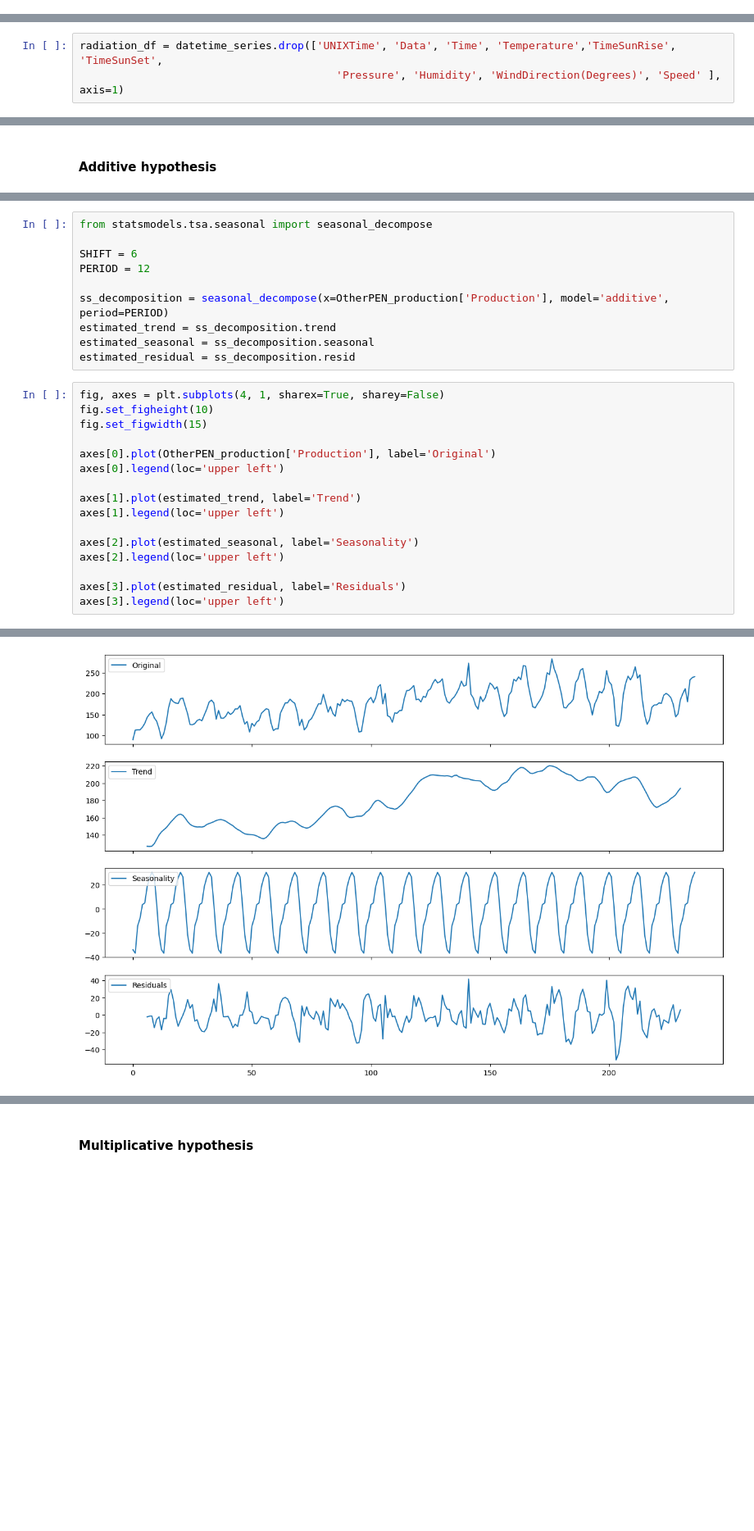
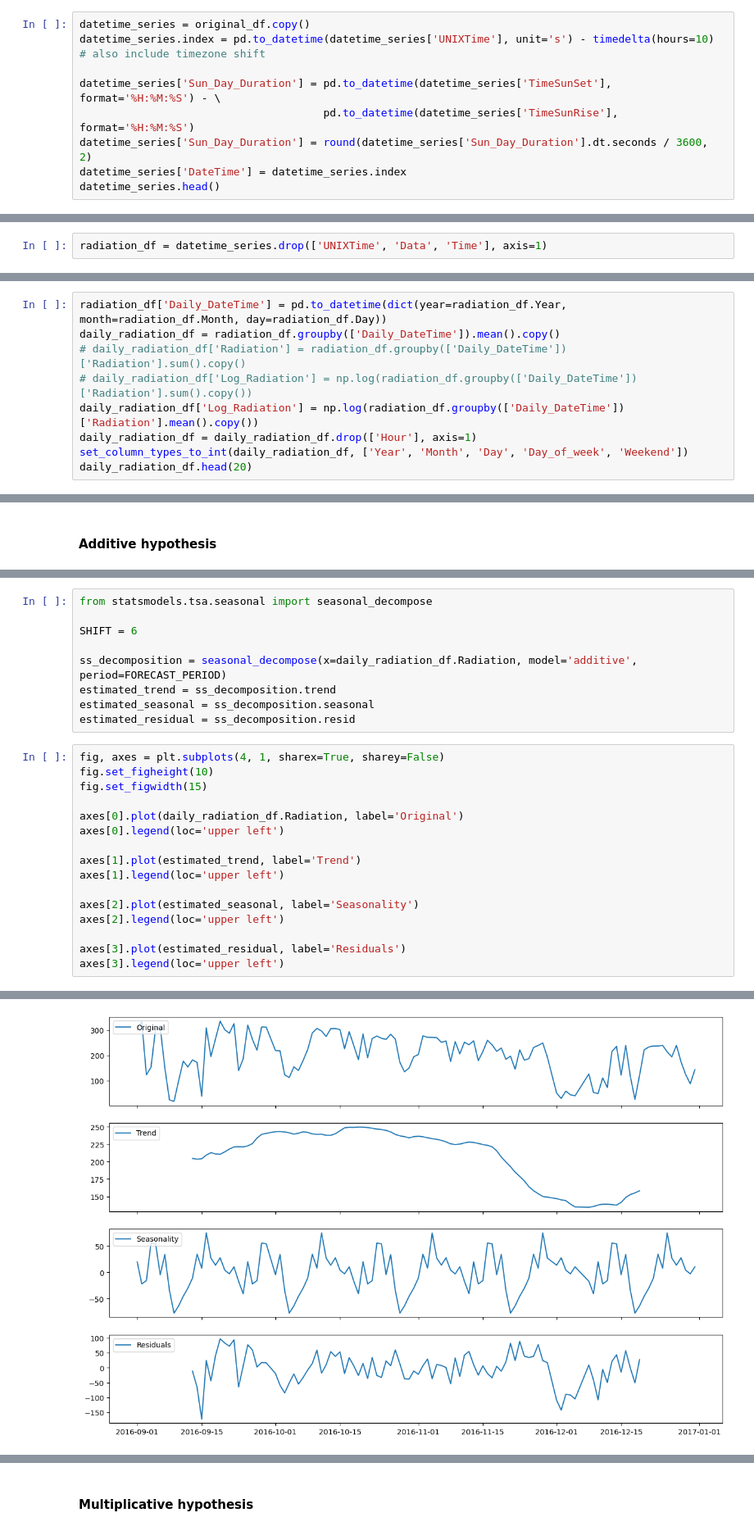
Before and after one commit to denysgerasymuk799/UCU_Machine_Learning_Course_Project, a Jupyter notebook: source/ML_DL_Forecasting.ipynb, the cells around one changed output, grey strips where cells are left out. Shown at 82% size. Drawn from its saved outputs; the diff is of its cells as text; blank space fills up the shorter version.

```diff
--- a/source/ML_DL_Forecasting.ipynb
+++ b/source/ML_DL_Forecasting.ipynb
@@ -190,0 +199,9 @@ dtype: int64
+# %%
+datetime_series = original_df.copy()
+datetime_series.index = pd.to_datetime(datetime_series['UNIXTime'], unit='s') - timedelta(hours=10)  # also include timezone shift
+
+datetime_series['Sun_Day_Duration'] = pd.to_datetime(datetime_series['TimeSunSet'], format='%H:%M:%S') - \
+                                      pd.to_datetime(datetime_series['TimeSunRise'], format='%H:%M:%S')
+datetime_series['Sun_Day_Duration'] = round(datetime_series['Sun_Day_Duration'].dt.seconds / 3600, 2)
+datetime_series['DateTime'] = datetime_series.index
+datetime_series.head()
@@ -207,6 +218,5 @@ datetime_series.head()
 # %%
-radiation_df = datetime_series.drop(['UNIXTime', 'Data', 'Time', 'Temperature','TimeSunRise', 'TimeSunSet',
-                                        'Pressure', 'Humidity', 'WindDirection(Degrees)', 'Speed' ], axis=1)
+radiation_df = datetime_series.drop(['UNIXTime', 'Data', 'Time'], axis=1)
 # %%
 radiation_df['Year'] = radiation_df.DateTime.dt.year
 radiation_df['Month'] = radiation_df.DateTime.dt.month
@@ -259,0 +278,9 @@ hourly_radiation_df['Log_Radiation'] = np.log(hourly_radiation_df.Radiation)
+# %%
+radiation_df['Daily_DateTime'] = pd.to_datetime(dict(year=radiation_df.Year, month=radiation_df.Month, day=radiation_df.Day))
+daily_radiation_df = radiation_df.groupby(['Daily_DateTime']).mean().copy()
+# daily_radiation_df['Radiation'] = radiation_df.groupby(['Daily_DateTime'])['Radiation'].sum().copy()
+# daily_radiation_df['Log_Radiation'] = np.log(radiation_df.groupby(['Daily_DateTime'])['Radiation'].sum().copy())
+daily_radiation_df['Log_Radiation'] = np.log(radiation_df.groupby(['Daily_DateTime'])['Radiation'].mean().copy())
+daily_radiation_df = daily_radiation_df.drop(['Hour'], axis=1)
+set_column_types_to_int(daily_radiation_df, ['Year', 'Month', 'Day', 'Day_of_week', 'Weekend'])
+daily_radiation_df.head(20)
@@ -494,31 +585,30 @@ OtherPEN_production
 from statsmodels.tsa.seasonal import seasonal_decompose
 
 SHIFT = 6
-PERIOD = 12
 
-ss_decomposition = seasonal_decompose(x=OtherPEN_production['Production'], model='additive', period=PERIOD)
+ss_decomposition = seasonal_decompose(x=daily_radiation_df.Radiation, model='additive', period=FORECAST_PERIOD)
 estimated_trend = ss_decomposition.trend
 estimated_seasonal = ss_decomposition.seasonal
 estimated_residual = ss_decomposition.resid
 # %%
 fig, axes = plt.subplots(4, 1, sharex=True, sharey=False)
 fig.set_figheight(10)
 fig.set_figwidth(15)
 
-axes[0].plot(OtherPEN_production['Production'], label='Original')
+axes[0].plot(daily_radiation_df.Radiation, label='Original')
 axes[0].legend(loc='upper left')
 
 axes[1].plot(estimated_trend, label='Trend')
 axes[1].legend(loc='upper left')
 
 axes[2].plot(estimated_seasonal, label='Seasonality')
 axes[2].legend(loc='upper left')
 
 axes[3].plot(estimated_residual, label='Residuals')
 axes[3].legend(loc='upper left')
 # %% [output]
 <matplotlib.legend.Legend at 0x...>
-[figure, old version]
+[figure, new version]
 # %%
 adf_after, pvalue_after, usedlag_, nobs_, critical_values_, icbest_ = adfuller(estimated_residual[SHIFT:-SHIFT])
 print("ADF: ", adf_after)
```
Also changed, not shown: parts of 65 cells of this notebook, 1 other file.
